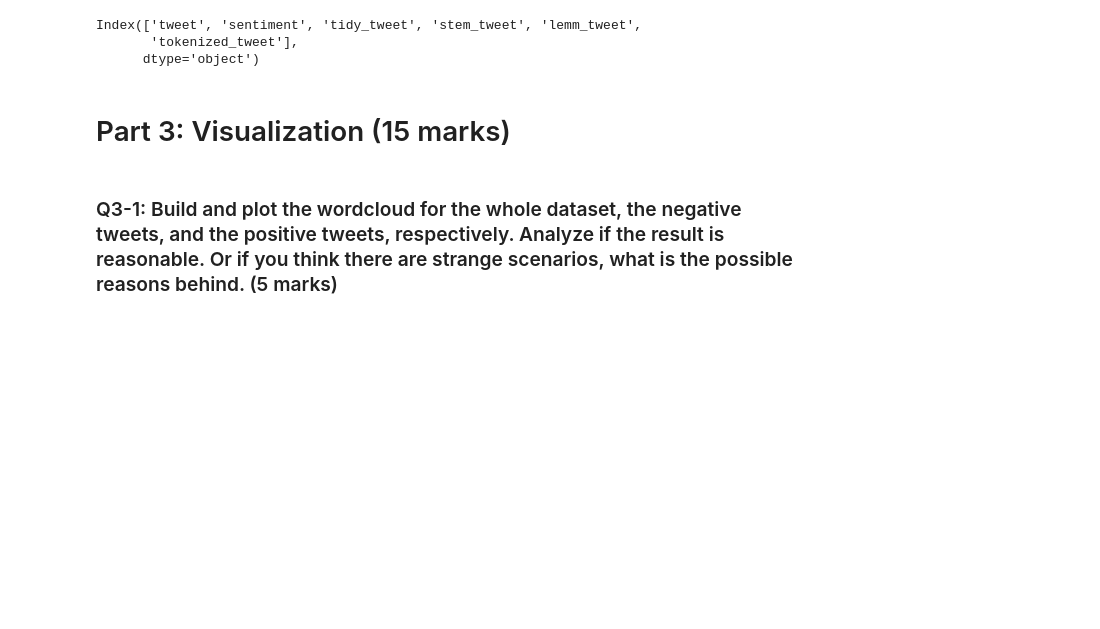
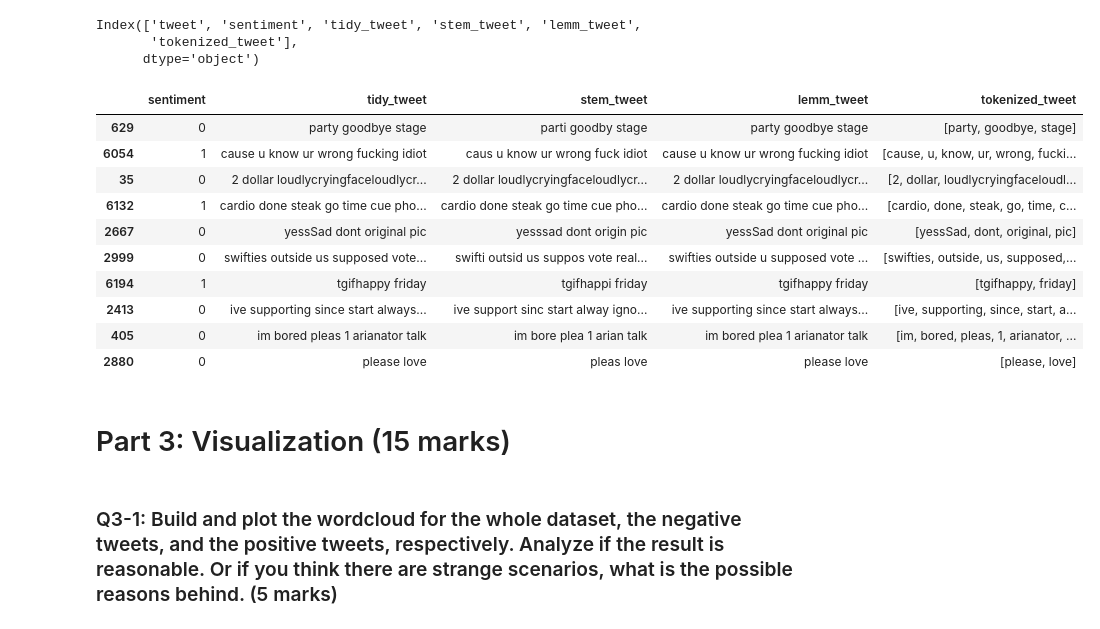
Before and after one commit to mawga2/year3_proj, a Jupyter notebook: apai4011/4011A1_questions.ipynb, the cells around one changed output. Cells and saved outputs as stored; diff of their text form; code cells hidden in the pictures; blank space fills up the shorter version.

```diff
--- a/apai4011/4011A1_questions.ipynb
+++ b/apai4011/4011A1_questions.ipynb
@@ -439,6 +440,20 @@ print(column_names)
 Index(['tweet', 'sentiment', 'tidy_tweet', 'stem_tweet', 'lemm_tweet',
        'tokenized_tweet'],
       dtype='object')
+# %%
+tweets_df[tweets_df.columns[1:]].sample(10)
+# %% [output]
+|  | sentiment | tidy_tweet | stem_tweet | lemm_tweet | tokenized_tweet |
+| 629 | 0 | party goodbye stage | parti goodby stage | party goodbye stage | [party, goodbye, stage] |
+| 6054 | 1 | cause u know ur wrong fucking idiot | caus u know ur wrong fuck idiot | cause u know ur wrong fucking idiot | [cause, u, know, ur, wrong, fucki... |
+| 35 | 0 | 2 dollar loudlycryingfaceloudlycr... | 2 dollar loudlycryingfaceloudlycr... | 2 dollar loudlycryingfaceloudlycr... | [2, dollar, loudlycryingfaceloudl... |
+| 6132 | 1 | cardio done steak go time cue pho... | cardio done steak go time cue pho... | cardio done steak go time cue pho... | [cardio, done, steak, go, time, c... |
+| 2667 | 0 | yessSad dont original pic | yesssad dont origin pic | yessSad dont original pic | [yessSad, dont, original, pic] |
+| 2999 | 0 | swifties outside us supposed vote... | swifti outsid us suppos vote real... | swifties outside u supposed vote ... | [swifties, outside, us, supposed,... |
+| 6194 | 1 | tgifhappy friday | tgifhappi friday | tgifhappy friday | [tgifhappy, friday] |
+| 2413 | 0 | ive supporting since start always... | ive support sinc start alway igno... | ive supporting since start always... | [ive, supporting, since, start, a... |
+| 405 | 0 | im bored pleas 1 arianator talk | im bore plea 1 arian talk | im bored plea 1 arianator talk | [im, bored, pleas, 1, arianator, ... |
+| 2880 | 0 | please love | pleas love | please love | [please, love] |
 # %% [markdown]
 # Part 3: Visualization (15 marks)
 # %% [markdown]
```
Also changed, not shown: parts of 6 cells of this notebook.
